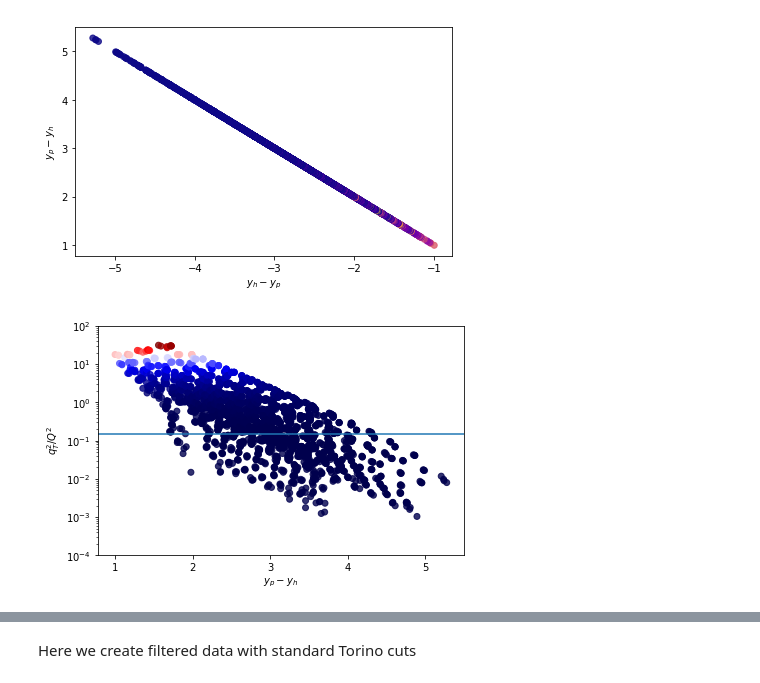
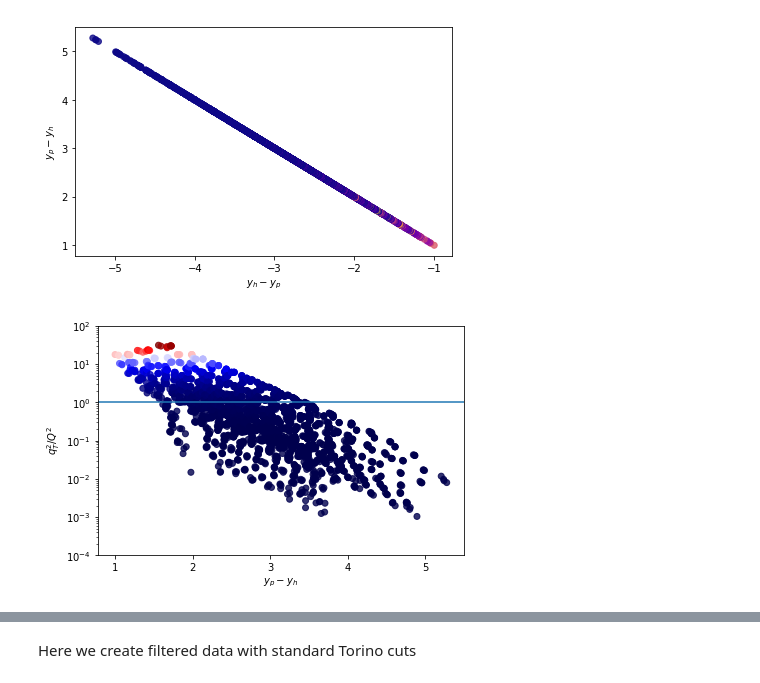
Before and after one commit to prokudin/psu_project_2018, a Jupyter notebook: notebooks_alexei_gk/HERMES_rapidity_color_plot_Alexei.ipynb, the cells around one changed output, grey strips where cells are left out. Saved outputs shown, nothing was run; the diff lists cells and outputs as text; code cells hidden in the pictures.

Commit message:
rapidity plots

```diff
--- a/notebooks_alexei_gk/HERMES_rapidity_color_plot_Alexei.ipynb
+++ b/notebooks_alexei_gk/HERMES_rapidity_color_plot_Alexei.ipynb
@@ -55,3 +53,9 @@ data["yh_minus_yp"] = data["yh"] - data["yp"]
+# %%
+data["yh_minus_yp"] = data["yh"] - data["yp"]
+data["yi_minus_yp_over_yp"] = np.sqrt( ((data["yi"] - data["yp"])/data["yp"])**2 )
+data["yf_minus_yh_over_yh"] = np.sqrt( ((data["yf"] - data["yh"])/data["yh"])**2 )
+data["yi_minus_yp"] = np.sqrt( ((data["yi"] - data["yp"]))**2 )
+data["yf_minus_yh"] = np.sqrt( ((data["yf"] - data["yh"]))**2 )
 # %%
 print(", ".join(sorted(data.columns)))
 # %% [output]
@@ -77,6 +81,26 @@ def custom_label(label):
         label="$y_p-y_h$"
     if label =="yh_minus_yp":
         label="$y_h-y_p$"
+    if label =="yi":
+        label="$y_i$"
+    if label =="yf":
+        label="$y_f$"
+    if label =="yh":
+        label="$y_h$"
+    if label =="yp":
+        label="$y_p$"
+    if label =="yi_minus_yp":
+        label="$|y_i - y_p|$"
+    if label =="yf_minus_yh":
+        label="$|y_f - y_h|$"
+    if label =="yi_minus_yp_over_yp":
+        label="$|(y_i - y_p)/yp|$"
+    if label =="yf_minus_yh_over_yh":
+        label="$|(y_f - y_h)/yh|$"
+    if label =="R":
+        label="$|R|$"
+    if label =="lnR":
+        label="$ln(|R|)$"
     return label
 
 def color_plot(data,vert_lab, hor_lab, cmap="plasma", alpha=1.0):
@@ -148,9 +172,9 @@ Unique horizontal values: 2660
 # %%
 fig, ax, vert, hor = color_plot(data,"qToverQ2", "dy",cmap="seismic", alpha=0.8)
 #ax.yscale('symlog')
 ax.set_yscale("log")
 ax.set_ylim([0.0001,100])
-plt.axhline(0.15,0,6)
+plt.axhline(1,0,6)
 plt.show()
 # %% [output]
-[figure, old version]
+[figure, new version]
```
Also changed, not shown: parts of 14 cells of this notebook, 6 other files.
